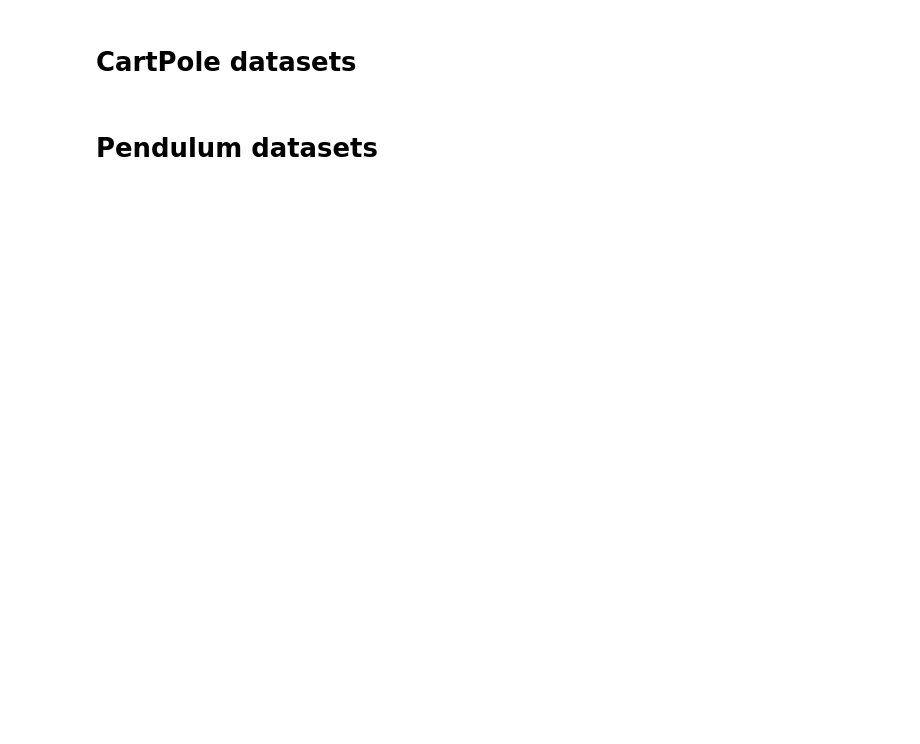
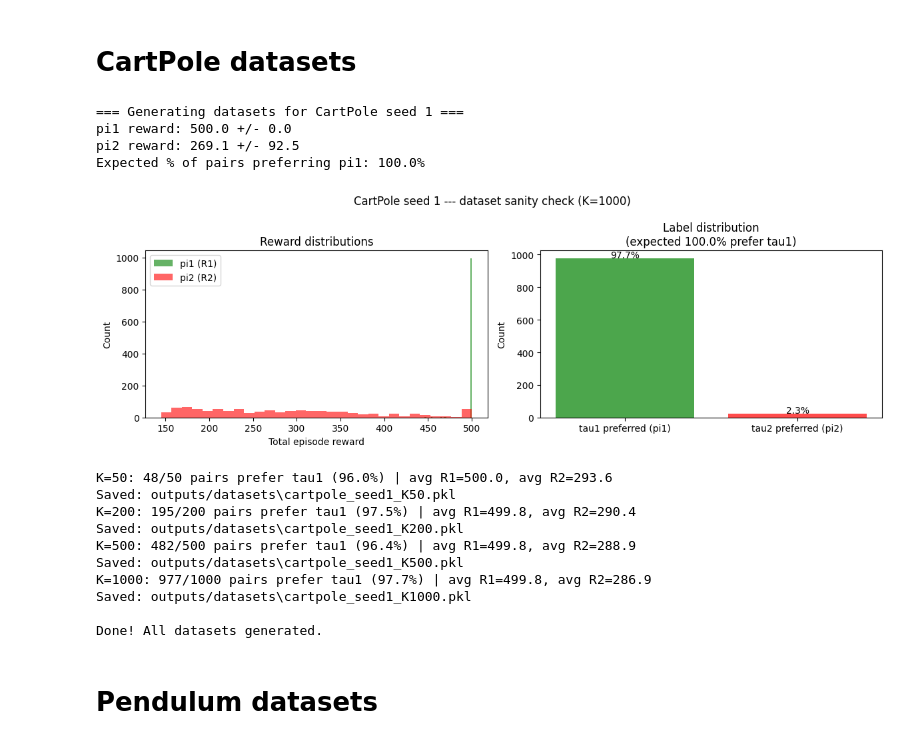
Before and after one commit to mgatti03/EE-568-Reinforcement-Project, a Jupyter notebook: preference_data.ipynb, the cells around one changed output. Cells and saved outputs as stored; diff of their text form; code cells hidden in the pictures; blank space fills up the shorter version.

Commit message:
run preference data

```diff
--- a/preference_data.ipynb
+++ b/preference_data.ipynb
@@ -19,8 +19,7 @@ def collect_trajectory(model, env, seed=None):
     total_reward = 0
     done = False
     while not done:
-        # Note: Added deterministic=False to allow for more variety in trajectories
-        action, _ = model.predict(obs, deterministic=False)
+        action, _ = model.predict(obs, deterministic=True)
         next_obs, reward, terminated, truncated, _ = env.step(action)
         trajectory.append((obs, action, reward))
         total_reward += reward
@@ -42,7 +41,7 @@ def generate_dataset_with_seed(pi1, pi2, env, K, dataset_seed):
     # Fix the seed for the probabilistic labeling
     np.random.seed(dataset_seed)
 
-    # We will generate a unique env seed for every pair
+    # Generate a unique env seed for every pair
     # but use the same env seed for both tau1 and tau2 within that pair.
     # This is called 'Common Random Numbers' and reduces variance.
     rng = np.random.default_rng(dataset_seed)
@@ -76,8 +75,8 @@ env = gym.make("CartPole-v1")
 
 print(f"\n=== Generating datasets for CartPole seed {seed} ===")
 
-pi1 = PPO.load(os.path.join(save_path, f"pi1_cartpole_seed{seed}"))
-pi2 = PPO.load(os.path.join(save_path, f"pi2_cartpole_seed{seed}"))
+pi1 = PPO.load(os.path.join(save_path, f"pi1_cartpole_seed0"))
+pi2 = PPO.load(os.path.join(save_path, f"pi2_cartpole_seed0"))
 
 # sanity check: verify policies produce expected rewards
 mean_r1, std_r1 = evaluate_policy(pi1, env, n_eval_episodes=20, deterministic=True)
@@ -110,33 +109,49 @@ axes[0].legend()
 
 # plot 2: label distribution
 preferred_tau1 = labels.count(0)
 preferred_tau2 = labels.count(1)
 axes[1].bar(["tau1 preferred (pi1)", "tau2 preferred (pi2)"],
             [preferred_tau1, preferred_tau2],
             color=["green", "red"], alpha=0.7)
 axes[1].set_ylabel("Count")
 axes[1].set_title(f"Label distribution\n(expected {100*expected_p:.1f}% prefer tau1)")
 for i, v in enumerate([preferred_tau1, preferred_tau2]):
     axes[1].text(i, v + 5, f"{100*v/1000:.1f}%", ha="center")
 
 plt.tight_layout()
 plt.show()
 
 # now generate and save all dataset sizes
 for K in K_values:
     dataset = generate_dataset_with_seed(pi1, pi2, env, K, dataset_seed=seed)
     preferred_tau1 = sum(1 for d in dataset if d["label"] == 0)
     mean_R1 = np.mean([d["R_1"] for d in dataset])
     mean_R2 = np.mean([d["R_2"] for d in dataset])
     print(f"K={K}: {preferred_tau1}/{K} pairs prefer tau1 ({100*preferred_tau1/K:.1f}%) | "
             f"avg R1={mean_R1:.1f}, avg R2={mean_R2:.1f}")
 
     filename = os.path.join(dataset_path, f"cartpole_seed{seed}_K{K}.pkl")
     with open(filename, "wb") as f:
         pickle.dump(dataset, f)
     print(f"Saved: {filename}")
 
 print("\nDone! All datasets generated.")
+# %% [output]
+=== Generating datasets for CartPole seed 1 ===
+pi1 reward: 500.0 +/- 0.0
+pi2 reward: 269.1 +/- 92.5
+Expected % of pairs preferring pi1: 100.0%
+[figure, added]
+K=50: 48/50 pairs prefer tau1 (96.0%) | avg R1=500.0, avg R2=293.6
+Saved: outputs/datasets\cartpole_seed1_K50.pkl
+K=200: 195/200 pairs prefer tau1 (97.5%) | avg R1=499.8, avg R2=290.4
+Saved: outputs/datasets\cartpole_seed1_K200.pkl
+K=500: 482/500 pairs prefer tau1 (96.4%) | avg R1=499.8, avg R2=288.9
+Saved: outputs/datasets\cartpole_seed1_K500.pkl
+K=1000: 977/1000 pairs prefer tau1 (97.7%) | avg R1=499.8, avg R2=286.9
+Saved: outputs/datasets\cartpole_seed1_K1000.pkl
+
+Done! All datasets generated.
 # %% [markdown]
 # Pendulum datasets
 # %%
```
Also changed, not shown: parts of 1 cell of this notebook.
